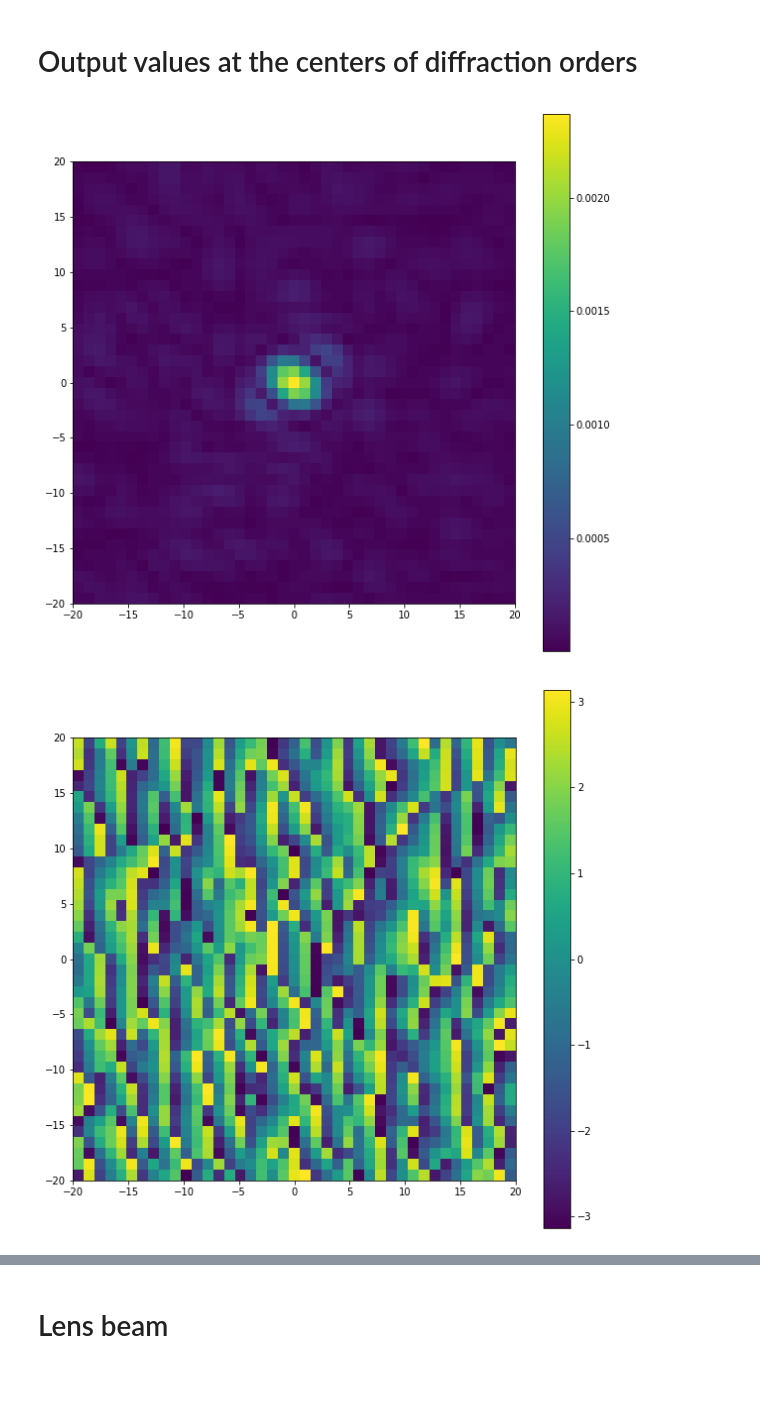
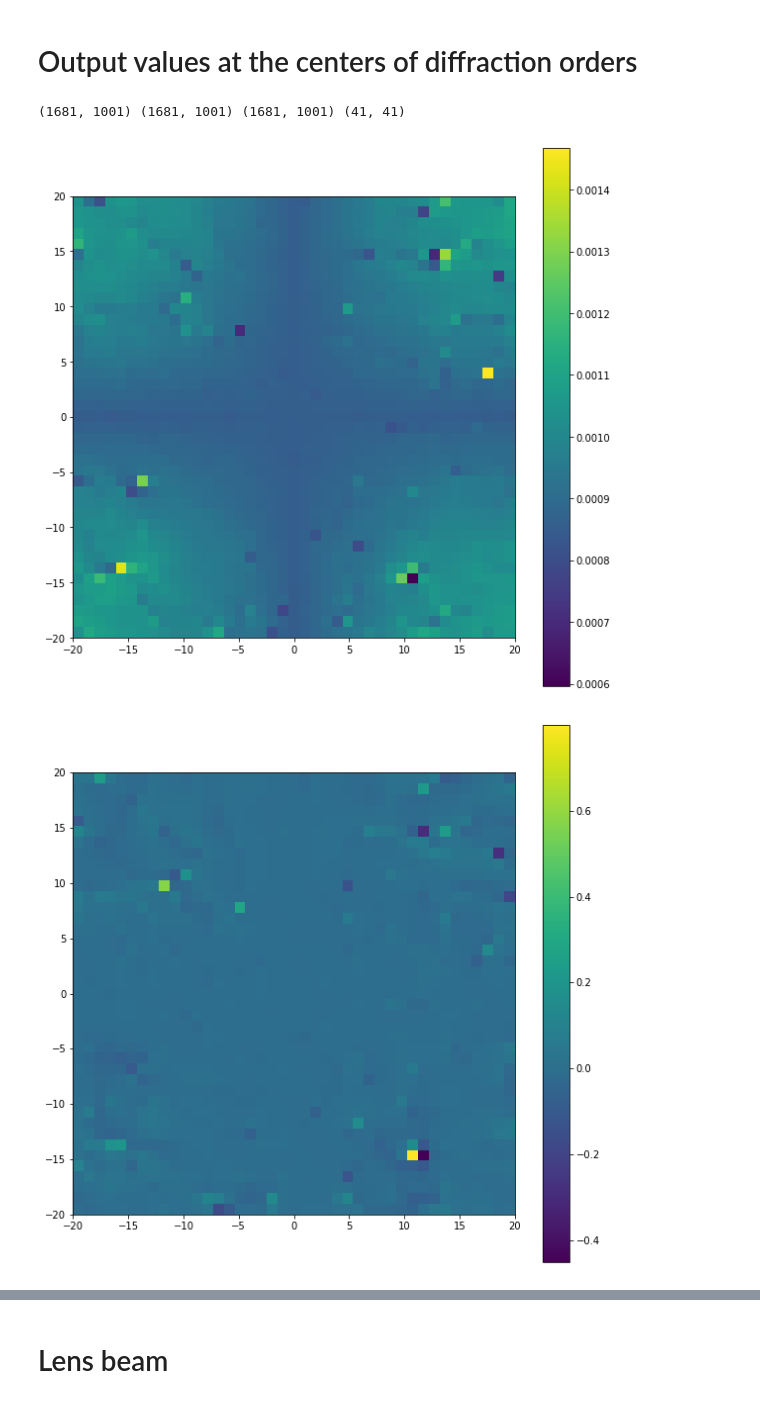
Before and after one commit to simply-nicky/cbc, a Jupyter notebook: prototyping/proto.ipynb, the cells around one changed output, grey strips where cells are left out. Drawn from its saved outputs; the diff is of its cells as text; code cells hidden in the pictures.

```diff
--- a/prototyping/proto.ipynb
+++ b/prototyping/proto.ipynb
@@ -281,10 +277,9 @@ def phase(kouts, xs, ys, zs, wavelength):
 # %%
 wavelength = 1.5e-7
 f, ap, defoc = 2, 2e-2, 1e-4
-waist = 4.5e-6
+waist = 6.5e-6
 a, b, c = 7.9e-6, 7.9e-6, 3.8e-6
-Nx, Ny, Nz = 20, 20, 1
+Nx, Ny, Nz = 40, 40, 1
 H, K = 20, 20
-detNx, detNy = 2*H+1, 2*K+1
 pix_size = 1/a
 det_dist = 1/wavelength
@@ -291,7 +298,7 @@ det_dist = 1/wavelength
 # %%
-beam = cbc.BesselBeam(waist, wavelength)
+beam = cbc.GausBeam(waist, wavelength)
 diff = cbc.Diff(beam=beam,
-                det_args=cbc.DetArgs(det_dist=det_dist, detNx=detNx, detNy=detNy, pix_size=pix_size),
+                det_args=cbc.DetArgs(det_dist=det_dist, detNx=2*H+1, detNy=2*K+1, pix_size=pix_size),
                 cell_args=cbc.CellArgs.importpdb('4et8.pdb'),
                 lat_args=cbc.LatArgs(a=a, b=b, c=c, Nx=Nx, Ny=Ny, Nz=Nz))
 diff.move_lat([0.5 * a, 0.5 * b, 0.0])
@@ -300,15 +308,30 @@ diffres = diff.henry().pool()
+# %%
+def gaussian_f(kxs, kys, zs, wavelength):
+    return np.exp(-2j * np.pi / wavelength * np.multiply.outer((kxs**2 + kys**2) / 2, zs))
+# %%
+XS, YS, ZS, bs, elems = cbc.utils.pdb.importpdb('4et8.pdb')
+gxs, gys = cbc.det_kouts(det_dist=det_dist, detNx=2*H+1, detNy=2*K+1, pix_size=pix_size)
+gs = np.stack((gxs.ravel(), gys.ravel(), np.repeat(0, gxs.size)), axis=-1)
+ss = np.sqrt(gs*gs).sum(axis=-1) / wavelength / 2e7
+asfcoeffs = cbc.asf_coeffs(elems, bs, wavelength)
+asfs = asf_sum(ss.ravel(), asfcoeffs)
+phs = phase(gs, XS, YS, ZS, wavelength)
+ufs = gaussian_f(gxs.ravel(), gys.ravel(), ZS, wavelength)
+Fs = (asfs * phs * ufs).sum(axis=-1).reshape(gxs.shape)
+print(asfs.shape, phs.shape, ufs.shape, Fs.shape)
+# %% [output]
+(1681, 1001) (1681, 1001) (1681, 1001) (41, 41)
 # %%
-res, kxs, kys = diffres.res, diffres.kxs, diffres.kys
-ints = np.abs(res)
+ints2 = np.abs(res/Fs)
 plt.figure(figsize=(10,10))
-plt.imshow(ints, extent=[-H,H,-K,K])
+plt.imshow(ints2, extent=[-H,H,-K,K])
 plt.colorbar()
 plt.show()
-ang = np.angle(res)
+ang2 = np.angle(res/Fs)
 plt.figure(figsize=(10,10))
-plt.imshow(ang, extent=[-H,H,-K,K])
+plt.imshow(ang2, extent=[-H,H,-K,K])
 plt.colorbar()
 plt.show()
 # %% [output]
-[figure, old version]
+[figure, new version]
-[figure, old version]
+[figure, new version]
```
Also changed, not shown: parts of 10 cells of this notebook, 6 other files.
